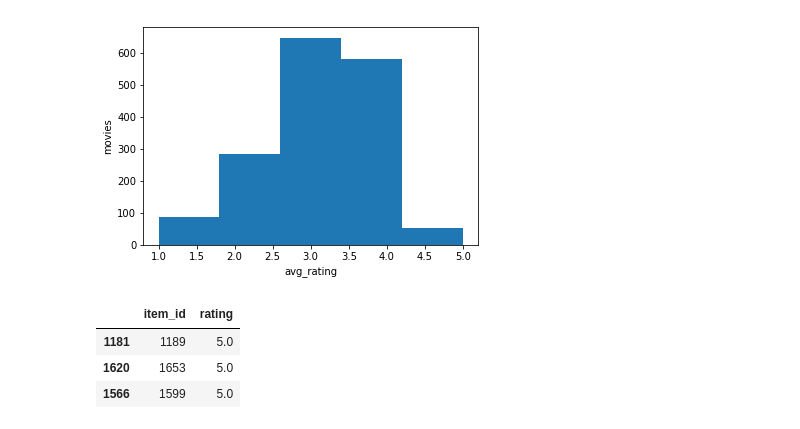
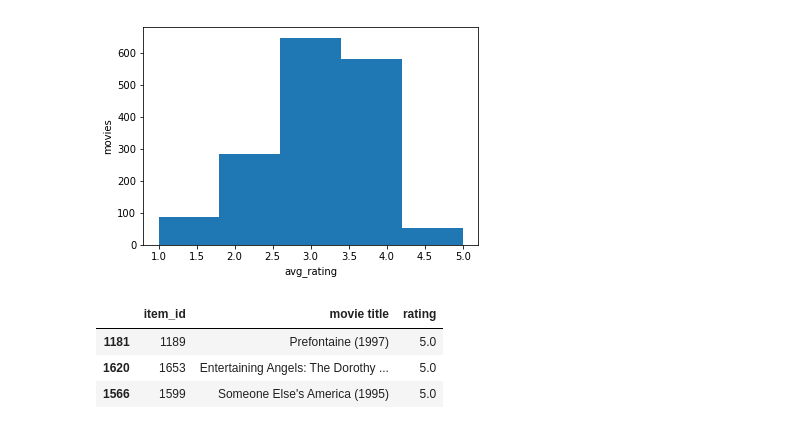
Before and after one commit to hakatan/Sachar, a Jupyter notebook: Task1.ipynb, the cells around one changed output. Drawn from its saved outputs; the diff is of its cells as text; code cells hidden in the pictures.

```diff
--- a/Task1.ipynb
+++ b/Task1.ipynb
@@ -8,18 +14,22 @@ df_for_histogram = df_train.groupby('item_id',as_index=False)['rating'].mean()
 # %%
 import matplotlib.pyplot as plt
 
 
+df_for_histogram = pd.merge(df_for_histogram,df_train_items)
 
 _ = plt.hist(df_for_histogram['rating'],bins=5)
 _ = plt.xlabel('avg_rating')
 _ = plt.ylabel('movies')
 plt.show()
 
-df_for_histogram.sort_values(by='rating',ascending=False).head(3)
+
+
+
+df_for_histogram.sort_values(by='rating',ascending=False)[['item_id','movie title','rating']].head(3)
 # %% [output]
 [figure]
-|  | item_id | rating |
-| 1181 | 1189 | 5.0 |
-| 1620 | 1653 | 5.0 |
-| 1566 | 1599 | 5.0 |
+|  | item_id | movie title | rating |
+| 1181 | 1189 | Prefontaine (1997) | 5.0 |
+| 1620 | 1653 | Entertaining Angels: The Dorothy ... | 5.0 |
+| 1566 | 1599 | Someone Else's America (1995) | 5.0 |
 # %%
```
Also changed, not shown: parts of 4 cells of this notebook.
